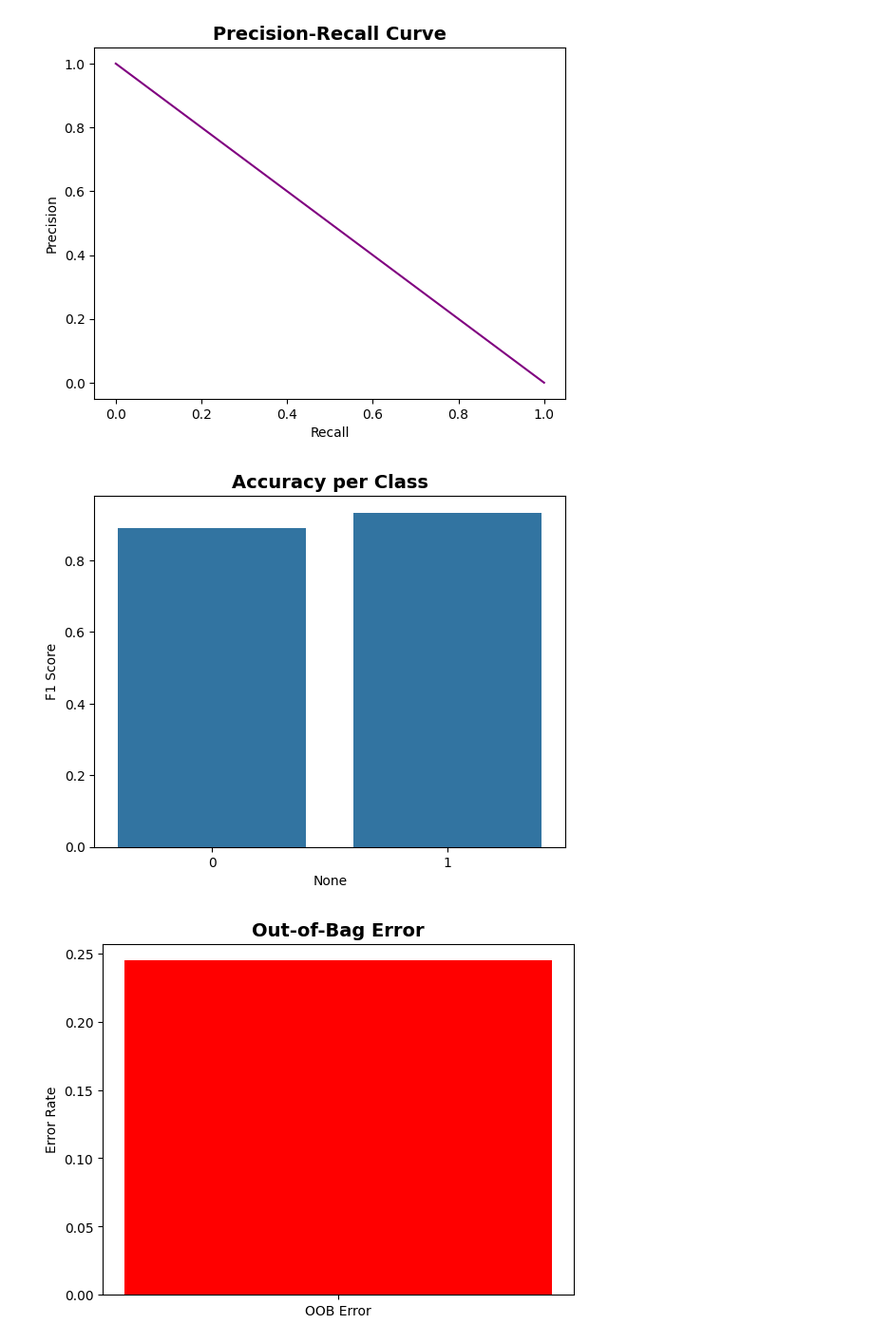
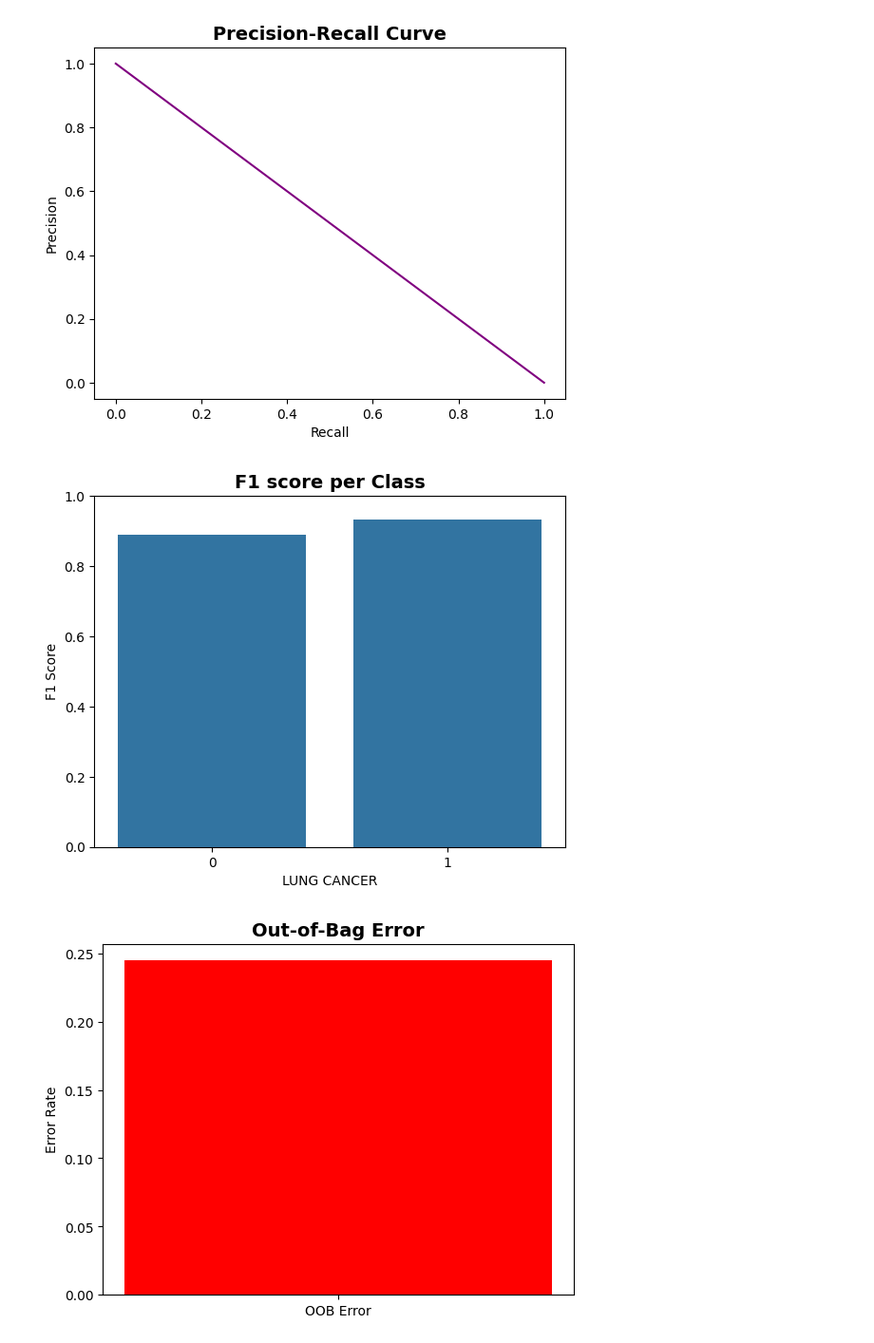
Before and after one commit to manhtran13102004/btl_khaiphadulieu, a Jupyter notebook: thiet_ke.ipynb, the cells around one changed output. Shown at 95% size. Cells and saved outputs as stored; diff of their text form; code cells hidden in the pictures.

Commit message:
Sua F1 score plot

```diff
--- a/thiet_ke.ipynb
+++ b/thiet_ke.ipynb
@@ -238,17 +238,18 @@ plt.show()
 # %%
 from sklearn.metrics import classification_report
 import seaborn as sns
 
 report = classification_report(y_test, y_pred, output_dict=True)
 df_report = pd.DataFrame(report).transpose()
 
 sns.barplot(x=df_report.index[:-3], y=df_report['f1-score'][:-3])
-# plt.xticks(rotation=90)
+plt.yticks([0, 0.2, 0.4, 0.6, 0.8, 1])
 plt.ylabel('F1 Score')
-plt.title('Accuracy per Class', fontsize=14, fontweight='bold')
+plt.xlabel('LUNG CANCER')
+plt.title('F1 score per Class', fontsize=14, fontweight='bold')
 plt.show()
 # %% [output]
-[figure, old version]
+[figure, new version]
 # %%
 oob_error = 1 - rf.oob_score_
 
```
Also changed, not shown: parts of 13 cells of this notebook.
